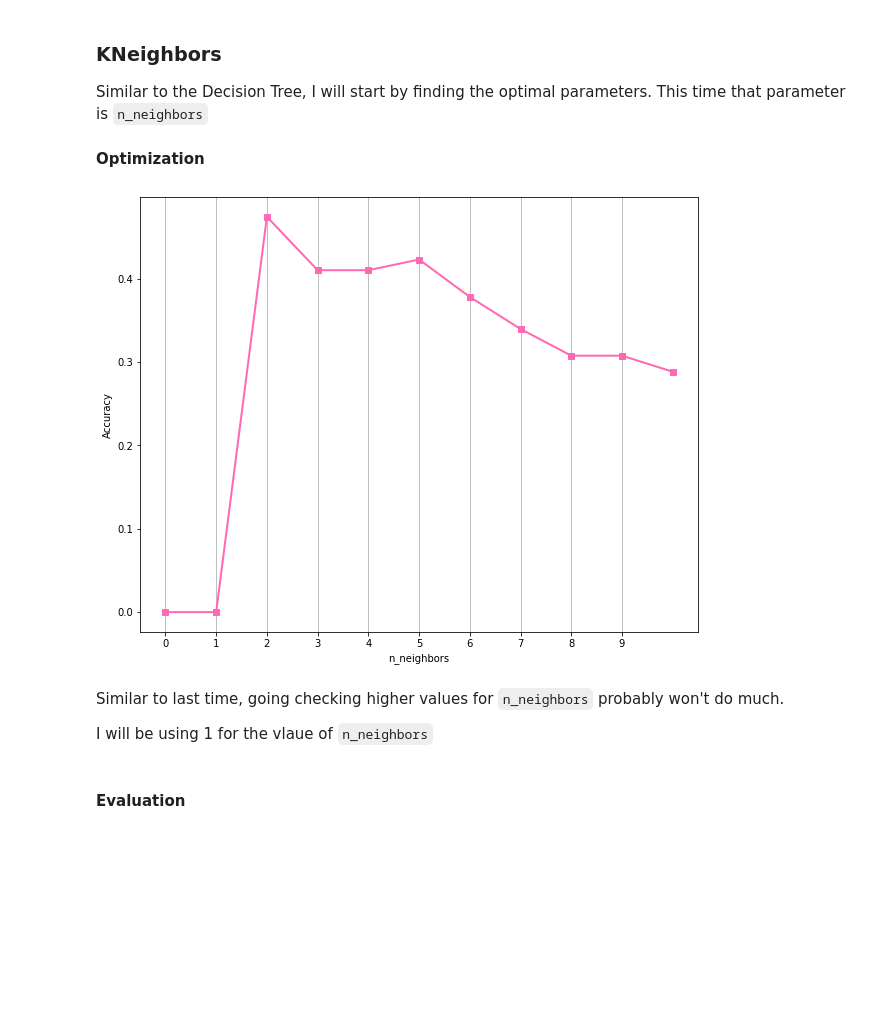
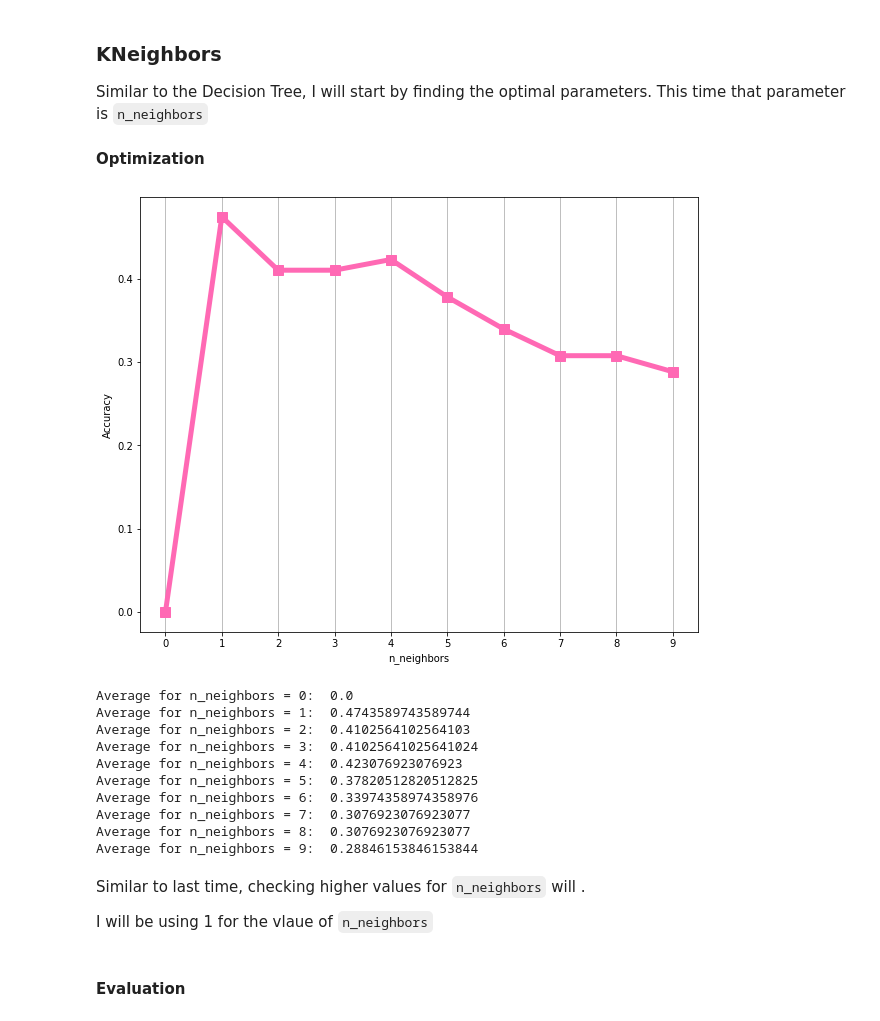
Before and after one commit to NathanSwedlund/Handwriting-Identification-Experiment, a Jupyter notebook: Handwriting Identification Experiment.ipynb, the cells around one changed output. Cells and saved outputs as stored; diff of their text form; code cells hidden in the pictures; blank space fills up the shorter version.

```diff
--- a/Handwriting Identification Experiment.ipynb
+++ b/Handwriting Identification Experiment.ipynb
@@ -287,32 +290,33 @@ I will first start by finding the most accurate `max_depth`. To measure this, I
 # %%
 max_max_depth = 10
 max_rand = 10
-scores = [0]*max_max_depth
+scores_DT = [0]*max_max_depth
+
+depths = [x for x in range(2, max_max_depth)]
 
 count = 0
 # Creating and fitting decision trees for every random_state 1-10, and max_depth 2-10,
 #  and keeping a running total of the average best max_depth.
 for rand in range(max_rand):
-    for depth in range(2, max_max_depth):
+    for depth in depths:
         clfs = [tree.DecisionTreeClassifier(max_depth=depth, random_state=rand) for x in range(26)]
 
         for i in range(26):
             count += 1
             clfs[i].fit(X_trains[i], y_trains[i])
-            scores[depth] += clfs[i].score(X_tests[i], y_tests[i])
+            scores_DT[depth] += clfs[i].score(X_tests[i], y_tests[i])
 
 # Formating the scores to contain the average, not the sum scores
-for depth in range(max_max_depth):
-    scores[depth] /= (max_rand*26)
+scores_DT = [scores_DT[i]/(max_rand*26) for i in range(max_max_depth)]
 
 # Plotting scores vs max_depth
 plt.figure(figsize=(10,8))
-plt.plot([0]+scores, color="hotpink", lw=2, marker="s")
-plt.xticks([0]+depths)
+plt.plot(scores_DT, color="hotpink", lw=5, marker="s", ms=10)
+plt.xticks([x for x in range(max_max_depth)])
 plt.grid(axis="x")
 plt.show()
 
-# print scores & max_depth
-for i, score in enumerate(scores):
-    print(f"Average score with a max_depth = {i}: ", score)
+# Printing scores & max_depth
+for i, score in enumerate(scores_DT):
+    print(f"Average for max_depth = {i}: ", score)
 # %% [output]
@@ -366,31 +371,44 @@ Similar to the Decision Tree, I will start by finding the optimal parameters. Th
 #### Optimization
 # %%
 max_neighbors = 10
-scores = [0]*max_neighbors
+scores_KN = [0]*max_neighbors
 
 # Getting scores for each n_neighbor value 1-10, and storing scores
 for neighbor in range(1, max_neighbors):
-    score = 0
     clfs = [neighbors.KNeighborsClassifier(n_neighbors=neighbor) for x in range(26)]
     for i in range(26):
         clfs[i].fit(X_trains[i], y_trains[i])
-        scores[neighbor] += clfs[i].score(X_tests[i], y_tests[i])
+        scores_KN[neighbor] += clfs[i].score(X_tests[i], y_tests[i])
 
 # Formatting scores
-scores = [scores[i]/26 for i in range(max_neighbors)]
+scores_KN = [scores_KN[i]/26 for i in range(max_neighbors)]
 
 # Plotting scores
 plt.figure(figsize=(10,8))
-plt.plot([0]+scores, color="hotpink", lw=2, marker="s")
-plt.xticks([0]+depths)
+plt.plot(scores_KN, color="hotpink", lw=5, marker="s", ms=10)
+plt.xticks([x for x in range(max_neighbors)])
 plt.xlabel("n_neighbors")
 plt.ylabel("Accuracy")
 plt.grid(axis="x")
 plt.show()
+
+# Printing scores & max_depth
+for i, score in enumerate(scores_KN):
+    print(f"Average for n_neighbors = {i}: ", score)
 # %% [output]
-[figure, old version]
+[figure, new version]
+Average for n_neighbors = 0:  0.0
+Average for n_neighbors = 1:  0.4743589743589744
+Average for n_neighbors = 2:  0.4102564102564103
+Average for n_neighbors = 3:  0.41025641025641024
+Average for n_neighbors = 4:  0.423076923076923
+Average for n_neighbors = 5:  0.37820512820512825
+Average for n_neighbors = 6:  0.33974358974358976
+Average for n_neighbors = 7:  0.3076923076923077
+Average for n_neighbors = 8:  0.3076923076923077
+Average for n_neighbors = 9:  0.28846153846153844
 # %% [markdown]
-Similar to last time, going checking higher values for `n_neighbors` probably won't do much.
+Similar to last time, checking higher values for `n_neighbors` will .
 
 I will be using 1 for the vlaue of `n_neighbors`
 # %% [markdown]
```
Also changed, not shown: parts of 7 cells of this notebook, 1 other file.
